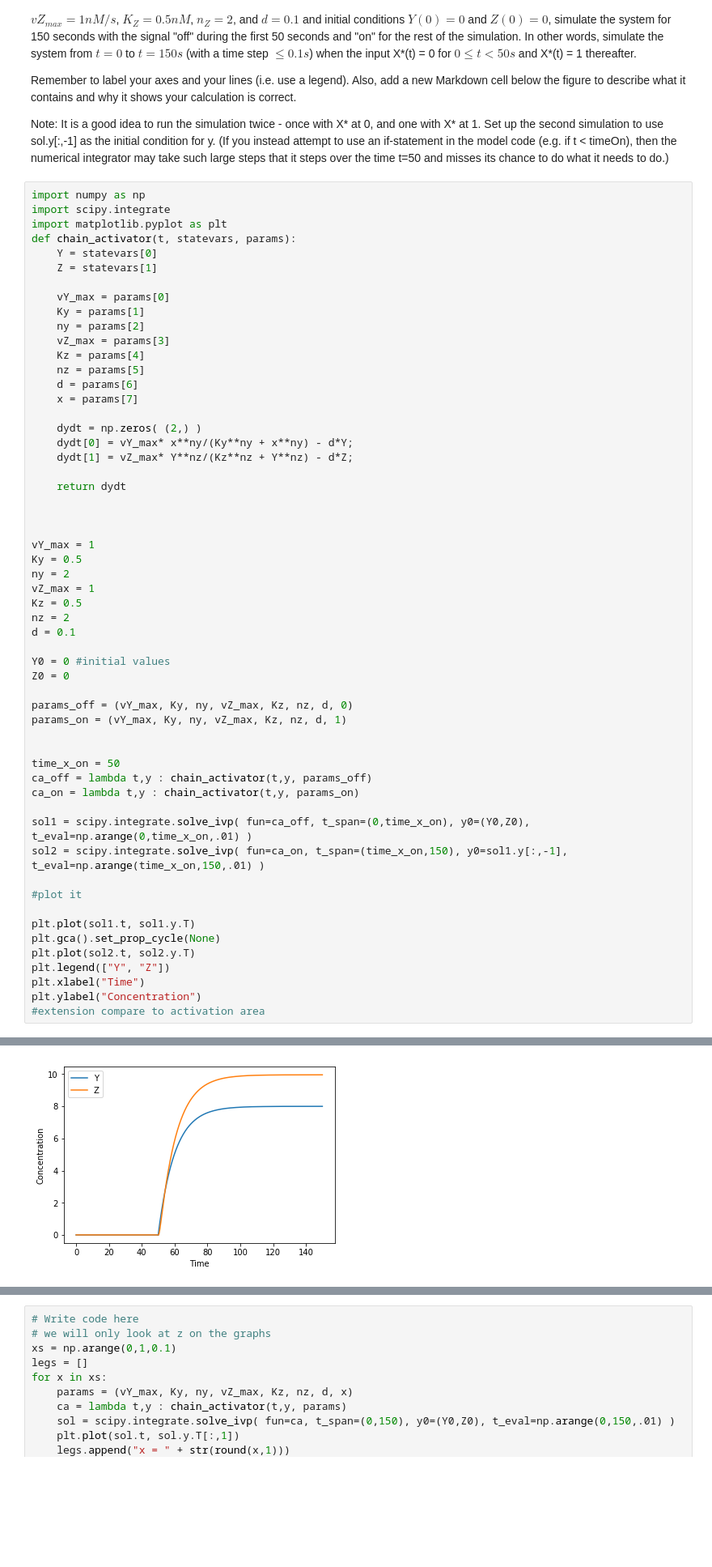
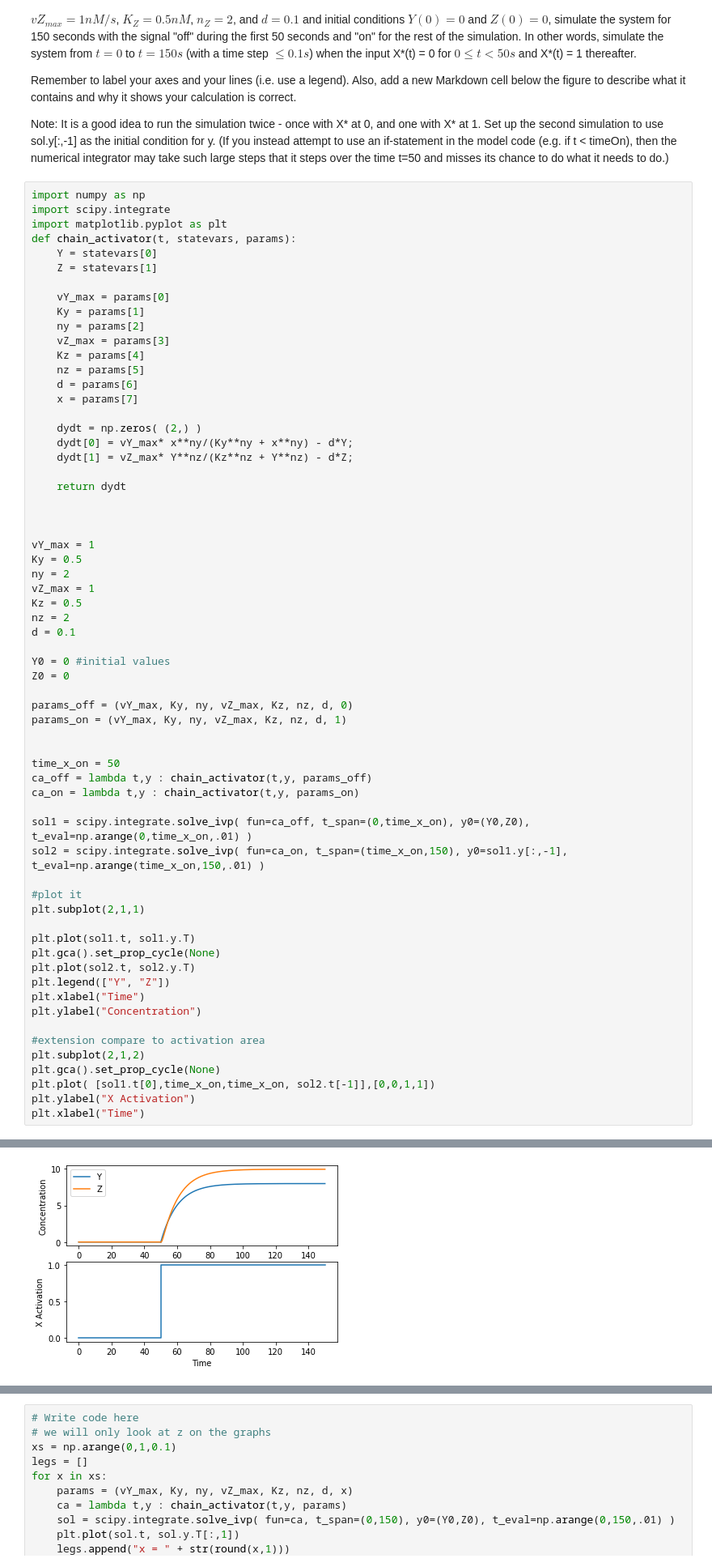
Before and after one commit to hmhwan21/cs341projects, a Jupyter notebook: proj2/Project2.ipynb, the cells around one changed output, grey strips where cells are left out. Shown at 81% size. Saved outputs shown, nothing was run; the diff lists cells and outputs as text; blank space fills up the shorter version.

```diff
--- a/proj2/Project2.ipynb
+++ b/proj2/Project2.ipynb
@@ -87,6 +87,7 @@ sol1 = scipy.integrate.solve_ivp( fun=ca_off, t_span=(0,time_x_on), y0=(Y0,Z0),
 sol2 = scipy.integrate.solve_ivp( fun=ca_on, t_span=(time_x_on,150), y0=sol1.y[:,-1], t_eval=np.arange(time_x_on,150,.01) )
 
 #plot it
+plt.subplot(2,1,1)
 
 plt.plot(sol1.t, sol1.y.T)
 plt.gca().set_prop_cycle(None)
@@ -94,5 +95,11 @@ plt.plot(sol2.t, sol2.y.T)
 plt.legend(["Y", "Z"])
 plt.xlabel("Time")
 plt.ylabel("Concentration")
+
 #extension compare to activation area
+plt.subplot(2,1,2)
+plt.gca().set_prop_cycle(None)
+plt.plot( [sol1.t[0],time_x_on,time_x_on, sol2.t[-1]],[0,0,1,1])
+plt.ylabel("X Activation")
+plt.xlabel("Time")
 # %% [output]
@@ -100,3 +107,3 @@ Text(0, 0.5, 'Concentration')
-[figure, old version]
+[figure, new version]
 # %% [markdown]
 The graph above shows that when X is off (X=0) (from time 0 to 50), the X does not activate Y, and so Y does not activate Z. It makes sense that all of them stay at 0 from time 0 to 50. Once X is turned on (X=1), then we see that Y is affected by x the activator, and then Z is affected even more by Y as an activator. So the chain activation from X to Z is multiplied, because Y itself is activated by X, and is also an activator for Z. The "cascade" here amplifies the signal from X to Z overall.
```
Also changed, not shown: parts of 13 cells of this notebook.
